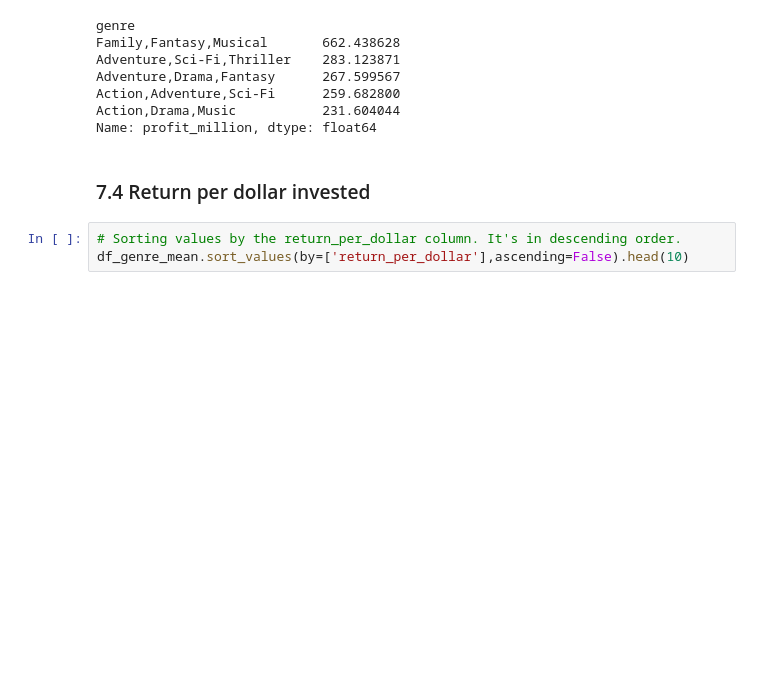
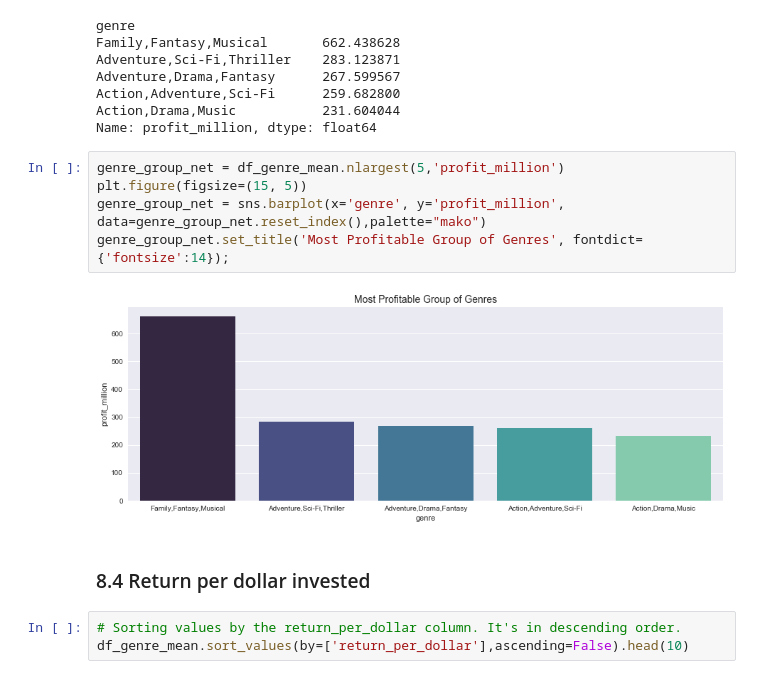
Before and after one commit to Ismaeltrevi/project-cinema, a Jupyter notebook: student.ipynb, the cells around one changed output. Saved outputs shown, nothing was run; the diff lists cells and outputs as text; blank space fills up the shorter version.

```diff
--- a/student.ipynb
+++ b/student.ipynb
@@ -861,8 +888,15 @@ Adventure,Drama,Fantasy      267.599567
 Action,Adventure,Sci-Fi      259.682800
 Action,Drama,Music           231.604044
 Name: profit_million, dtype: float64
+# %%
+genre_group_net = df_genre_mean.nlargest(5,'profit_million')
+plt.figure(figsize=(15, 5))
+genre_group_net = sns.barplot(x='genre', y='profit_million', data=genre_group_net.reset_index(),palette="mako")
+genre_group_net.set_title('Most Profitable Group of Genres', fontdict={'fontsize':14});
+# %% [output]
+[figure, added]
 # %% [markdown]
-### 7.4 Return per dollar invested
+### 8.4 Return per dollar invested
 # %%
 # Sorting values by the return_per_dollar column. It's in descending order.
 df_genre_mean.sort_values(by=['return_per_dollar'],ascending=False).head(10)
```
Also changed, not shown: parts of 51 cells of this notebook, 1 other file.
